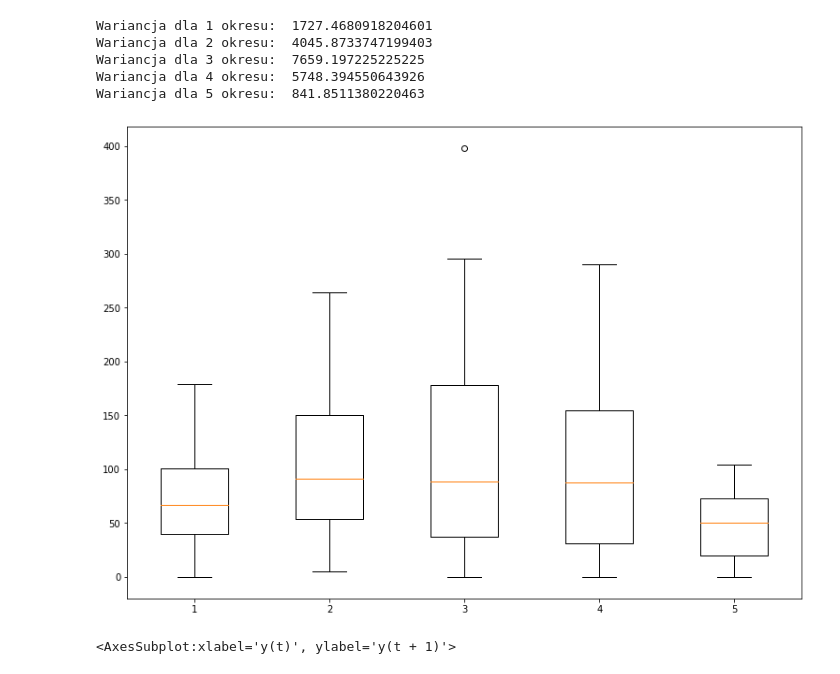
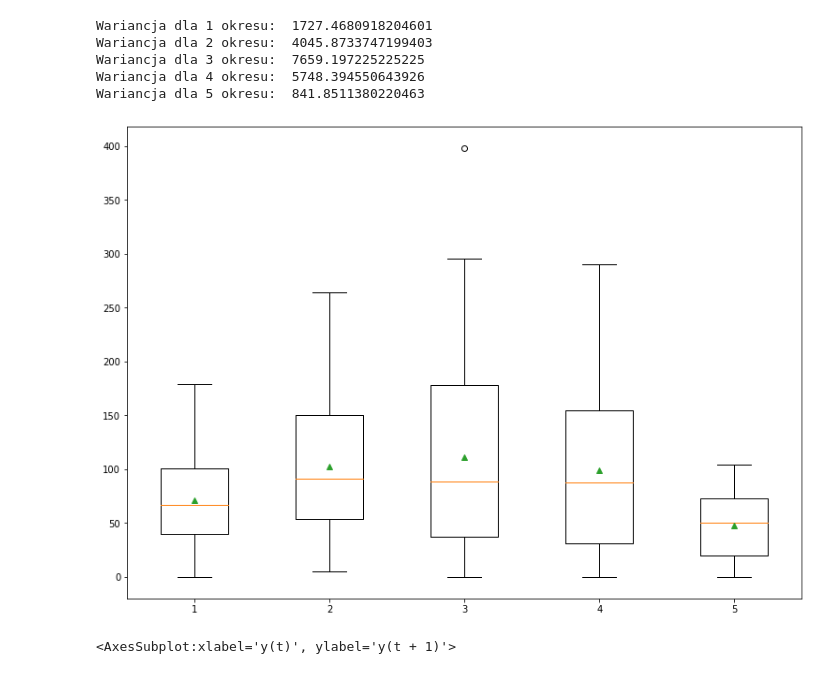
Before and after one commit to cichy1173/sunspot-analysis, a Jupyter notebook: badanie.ipynb, the cells around one changed output. Saved outputs shown, nothing was run; the diff lists cells and outputs as text; code cells hidden in the pictures.

Commit message:
boxplots with means

```diff
--- a/badanie.ipynb
+++ b/badanie.ipynb
@@ -187,24 +187,24 @@ Wariancja dla 5 okresu:  841.8511380220463
 # %%
 box_1 = periodFirst
 box_2 = periodSecond
 box_3 = periodThird
 box_4 = periodFourth
 box_5 = periodFifth
 
 boxes = [box_1, box_2, box_3, box_4, box_5]
 
 fig = plt.figure(figsize =(10, 7))
 
 # Creating axes instance
 ax = fig.add_axes([0, 0, 1, 1])
 
 # Creating plot
-bp = ax.boxplot(boxes)
+bp = ax.boxplot(boxes, showmeans=True)
 
 # show plot
 plt.show()
 # %% [output]
-[figure, old version]
+[figure, new version]
 # %%
 df = data[CSV_DATA_COLUMN]
 plt.figure(figsize=(19,9))
```
